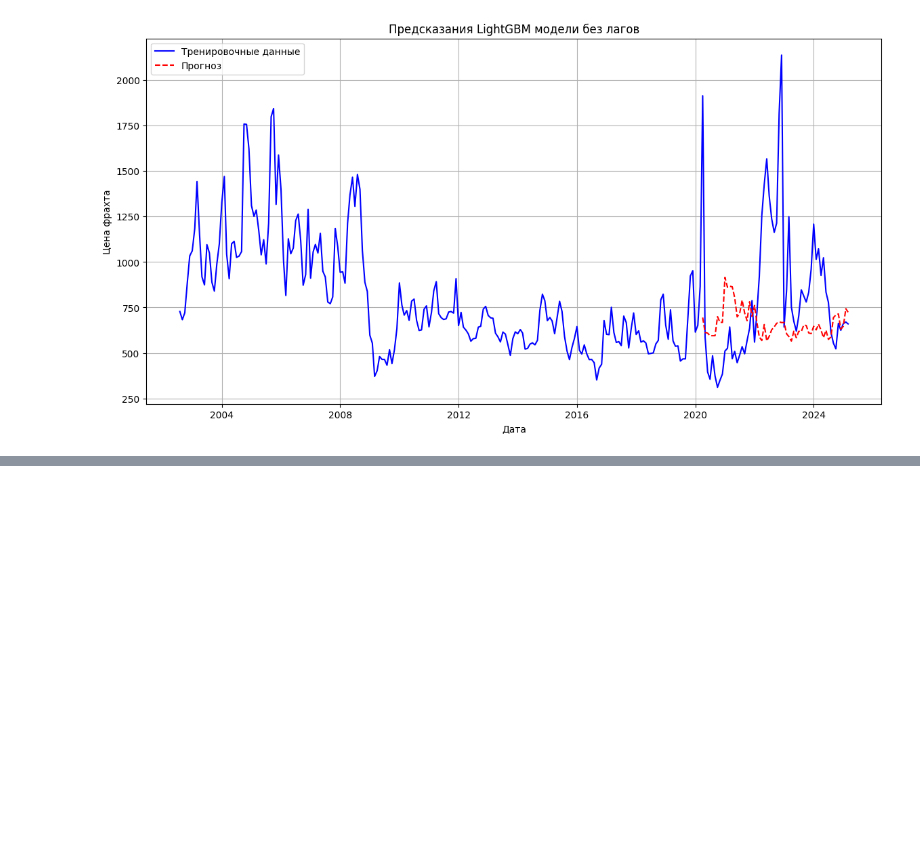
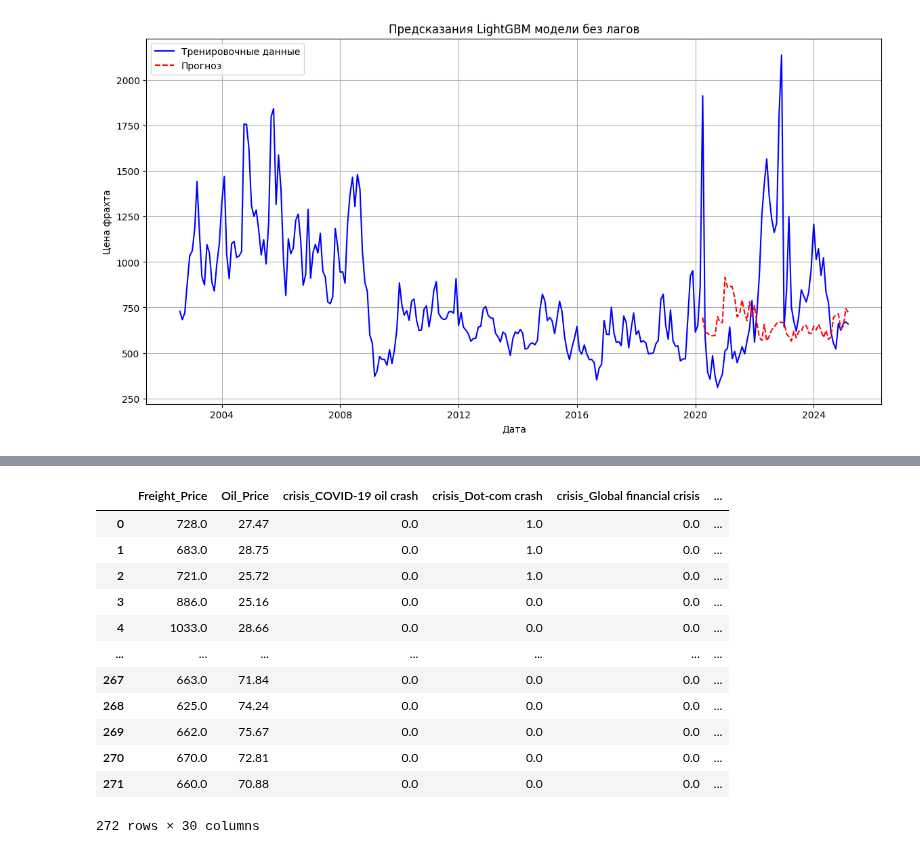
Before and after one commit to ArseniiAntonian/demand_forecasting, a Jupyter notebook: arsen/gb_5yrs.ipynb, the cells around one changed output, grey strips where cells are left out. Cells and saved outputs as stored; diff of their text form; code cells hidden in the pictures; blank space fills up the shorter version.

```diff
--- a/arsen/gb_5yrs.ipynb
+++ b/arsen/gb_5yrs.ipynb
@@ -236,0 +431,28 @@ RMSE с лагами:  474.84122933038384
+# %%
+df_w_crisis = df_w_crisis[['Freight_Price', 'Oil_Price', 'crisis_COVID-19 oil crash',
+       'crisis_Dot-com crash', 'crisis_Global financial crisis',
+       'crisis_Inflation and rate hikes', 'crisis_Oil price collapse', 'war_Arab Spring', 'war_Iraq War',
+       'war_Ukraine War', 'sanctions_Iran sanctions',
+       'sanctions_Russia sanctions', 'quarter',
+       'is_year_end', 'sin_month', 'cos_month',
+       'Oil_Lag1', 'Oil_Lag2', 'has_crisis_x',
+       'has_war', 'has_sanctions', 'has_pandemic', 'has_crisis_y',
+       'crisis_intensity', 'crisis_shock', 'crisis_type_Financial',
+       'crisis_type_Pandemic', 'crisis_type_Geopolitical',
+       'crisis_type_Natural', 'crisis_type_Logistical']]
+# %%
+df_w_crisis
+# %% [output]
+|  | Freight_Price | Oil_Price | crisis_COVID-19 oil crash | crisis_Dot-com crash | crisis_Global financial crisis | ... |
+| 0 | 728.0 | 27.47 | 0.0 | 1.0 | 0.0 | ... |
+| 1 | 683.0 | 28.75 | 0.0 | 1.0 | 0.0 | ... |
+| 2 | 721.0 | 25.72 | 0.0 | 1.0 | 0.0 | ... |
+| 3 | 886.0 | 25.16 | 0.0 | 0.0 | 0.0 | ... |
+| 4 | 1033.0 | 28.66 | 0.0 | 0.0 | 0.0 | ... |
+| ... | ... | ... | ... | ... | ... | ... |
+| 267 | 663.0 | 71.84 | 0.0 | 0.0 | 0.0 | ... |
+| 268 | 625.0 | 74.24 | 0.0 | 0.0 | 0.0 | ... |
+| 269 | 662.0 | 75.67 | 0.0 | 0.0 | 0.0 | ... |
+| 270 | 670.0 | 72.81 | 0.0 | 0.0 | 0.0 | ... |
+| 271 | 660.0 | 70.88 | 0.0 | 0.0 | 0.0 | ... |
+272 rows × 30 columns
```
Also changed, not shown: parts of 21 cells of this notebook.
